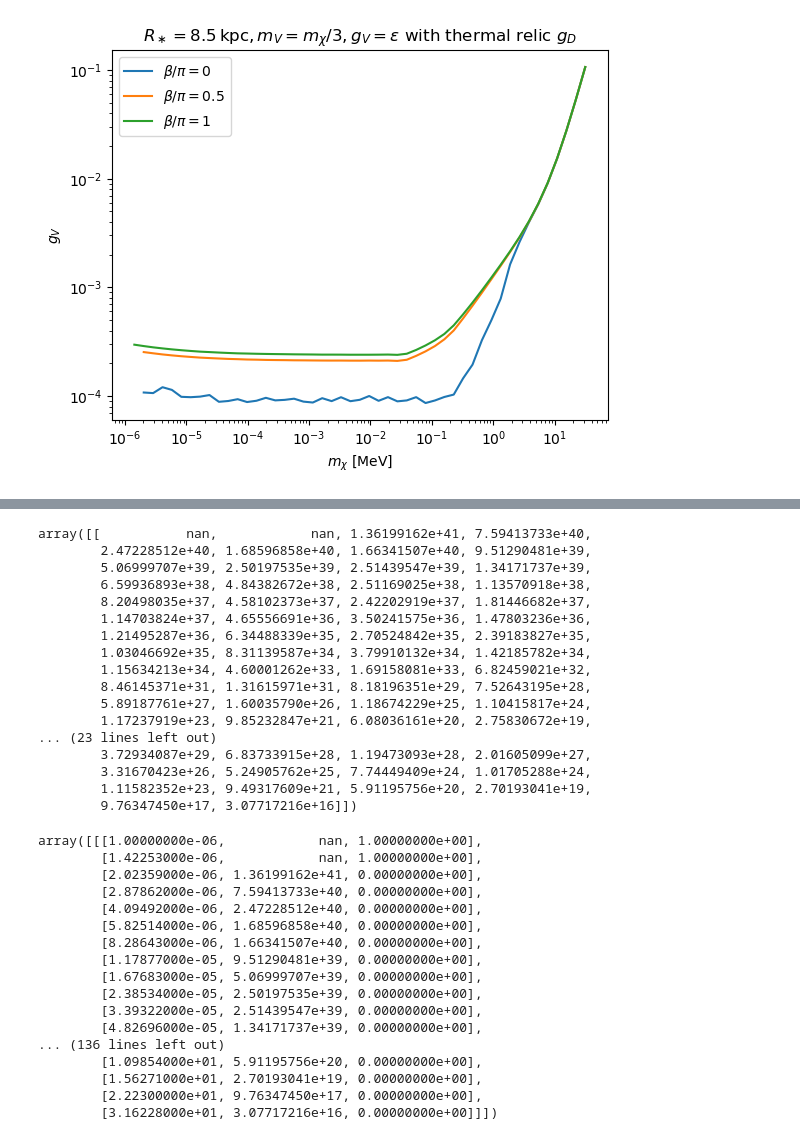
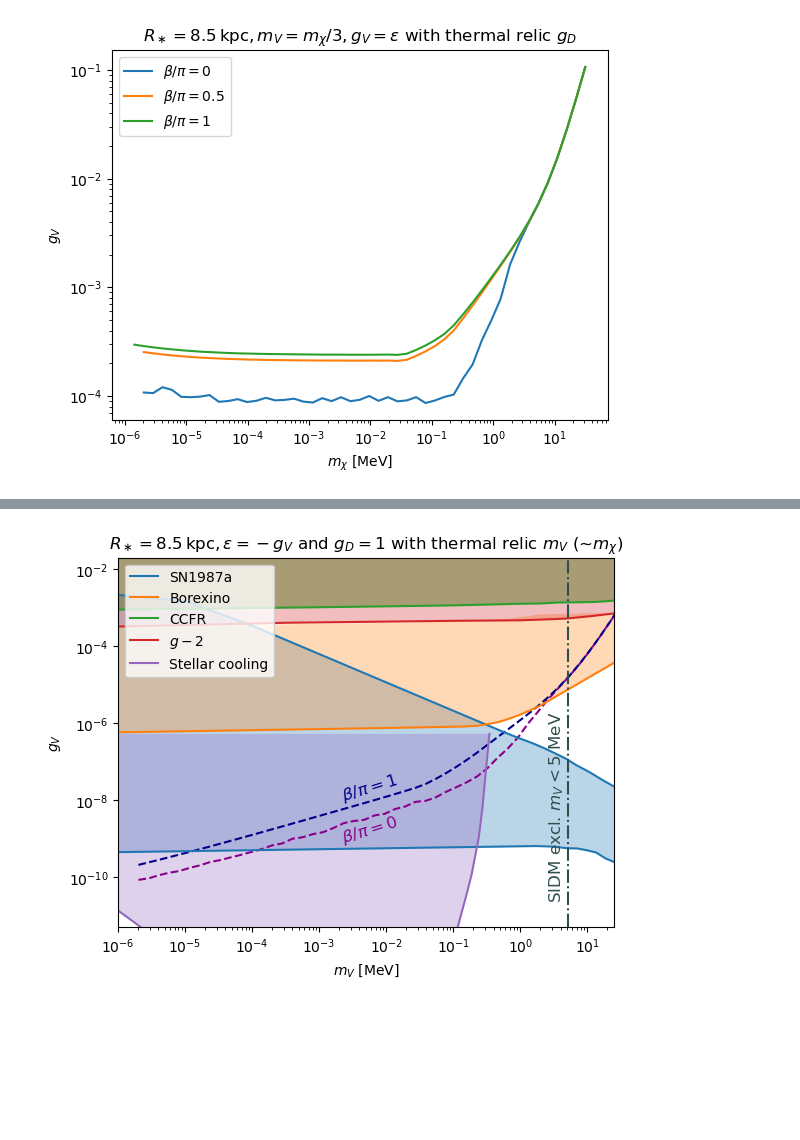
Before and after one commit to yenhsunlin/SNnuBDM2, a Jupyter notebook: src/plot.ipynb, the cells around one changed output, grey strips where cells are left out. Cells and saved outputs as stored; diff of their text form; code cells hidden in the pictures; blank space fills up the shorter version.

```diff
--- a/src/plot.ipynb
+++ b/src/plot.ipynb
@@ -294,39 +311,37 @@ plt.savefig('sensitivity_thermal_gD.pdf',bbox_inches = 'tight')
 # %%
+color = ['darkmagenta','','darkblue']
+for i in [0,2]:
+    plt.plot(eventEqual_beta[i,:,0],gV_EqualMv_constraint_beta[i],'--',color=color[i])
+    plt.text(2e-3, (6*i+1)*7.8e-10, r'$\beta/\pi=$'+str(beta[i]), color=color[i],fontsize=12,rotation=17)
+#plt.plot(mx_list,backgroundSK,'.',label='Background')
+plt.xscale('log')
+plt.yscale('log')
+plt.ylabel(r'$g_V$')
+plt.plot(SN_equal.T[0],SN_equal.T[1],label='SN1987a')
+plt.fill_between(SN_equal.T[0],SN_equal.T[1],1e-10,alpha=0.3)
+# Borexino
+plt.plot(Borexino_equal.T[0],Borexino_equal.T[1],label='Borexino')
+plt.fill_between(Borexino_equal.T[0],Borexino_equal.T[1],gm2_equal.T[1][:11],alpha=0.3)
+# CCFR
+plt.plot(CCFR_equal.T[0],CCFR_equal.T[1],label='CCFR')
+plt.fill_between(CCFR_equal.T[0],CCFR_equal.T[1], 1,alpha=0.5)
+# g-2
+plt.plot(gm2_equal.T[0],gm2_equal.T[1],label='$g-2$')
+plt.fill_between(gm2_equal.T[0],gm2_equal.T[1],1,alpha=0.3)
+# Stellar
+plt.plot(StarCool_equal.T[0],StarCool_equal.T[1],label='Stellar cooling')
+plt.fill_between(StarCool_equal.T[0],StarCool_equal.T[1], StarCool_equal.T[1][-1],alpha=0.3)
+# SIDM
+plt.plot([5.17,5.17],[5e-12,2e-2],'-.',color='darkslategrey')
+plt.text(2.5, 3e-11, 'SIDM excl. $m_V< 5$ MeV', color='darkslategrey',fontsize=12,rotation=90)
+plt.xlim(1e-6,25)
+plt.ylim(5e-12,2e-2)
+plt.legend(loc='upper left')
+plt.xscale('log')
+plt.yscale('log')
+plt.xlabel(r'$m_V$ [MeV]')
+plt.ylabel(r'$g_V$')
+plt.title(r'$R_\ast=8.5\,{\rm kpc},\varepsilon=-g_V$ and $g_D=1$ with thermal relic $m_V$ (~$m_\chi$)')
+plt.savefig('sensitivity_thermal_mV.pdf',bbox_inches = 'tight')
 # %% [output]
-array([[           nan,            nan, 1.36199162e+41, 7.59413733e+40,
-        2.47228512e+40, 1.68596858e+40, 1.66341507e+40, 9.51290481e+39,
-        5.06999707e+39, 2.50197535e+39, 2.51439547e+39, 1.34171737e+39,
-        6.59936893e+38, 4.84382672e+38, 2.51169025e+38, 1.13570918e+38,
-        8.20498035e+37, 4.58102373e+37, 2.42202919e+37, 1.81446682e+37,
-        1.14703824e+37, 4.65556691e+36, 3.50241575e+36, 1.47803236e+36,
-        1.21495287e+36, 6.34488339e+35, 2.70524842e+35, 2.39183827e+35,
-        1.03046692e+35, 8.31139587e+34, 3.79910132e+34, 1.42185782e+34,
-        1.15634213e+34, 4.60001262e+33, 1.69158081e+33, 6.82459021e+32,
-        8.46145371e+31, 1.31615971e+31, 8.18196351e+29, 7.52643195e+28,
-        5.89187761e+27, 1.60035790e+26, 1.18674229e+25, 1.10415817e+24,
-        1.17237919e+23, 9.85232847e+21, 6.08036161e+20, 2.75830672e+19,
-... (23 lines left out)
-        3.72934087e+29, 6.83733915e+28, 1.19473093e+28, 2.01605099e+27,
-        3.31670423e+26, 5.24905762e+25, 7.74449409e+24, 1.01705288e+24,
-        1.11582352e+23, 9.49317609e+21, 5.91195756e+20, 2.70193041e+19,
-        9.76347450e+17, 3.07717216e+16]])
+[figure, added]
-# %%
-event_beta
-# %% [output]
-array([[[1.00000000e-06,            nan, 1.00000000e+00],
-        [1.42253000e-06,            nan, 1.00000000e+00],
-        [2.02359000e-06, 1.36199162e+41, 0.00000000e+00],
-        [2.87862000e-06, 7.59413733e+40, 0.00000000e+00],
-        [4.09492000e-06, 2.47228512e+40, 0.00000000e+00],
-        [5.82514000e-06, 1.68596858e+40, 0.00000000e+00],
-        [8.28643000e-06, 1.66341507e+40, 0.00000000e+00],
-        [1.17877000e-05, 9.51290481e+39, 0.00000000e+00],
-        [1.67683000e-05, 5.06999707e+39, 0.00000000e+00],
-        [2.38534000e-05, 2.50197535e+39, 0.00000000e+00],
-        [3.39322000e-05, 2.51439547e+39, 0.00000000e+00],
-        [4.82696000e-05, 1.34171737e+39, 0.00000000e+00],
-... (136 lines left out)
-        [1.09854000e+01, 5.91195756e+20, 0.00000000e+00],
-        [1.56271000e+01, 2.70193041e+19, 0.00000000e+00],
-        [2.22300000e+01, 9.76347450e+17, 0.00000000e+00],
-        [3.16228000e+01, 3.07717216e+16, 0.00000000e+00]]])
```
Also changed, not shown: parts of 7 cells of this notebook, 8 other files.
